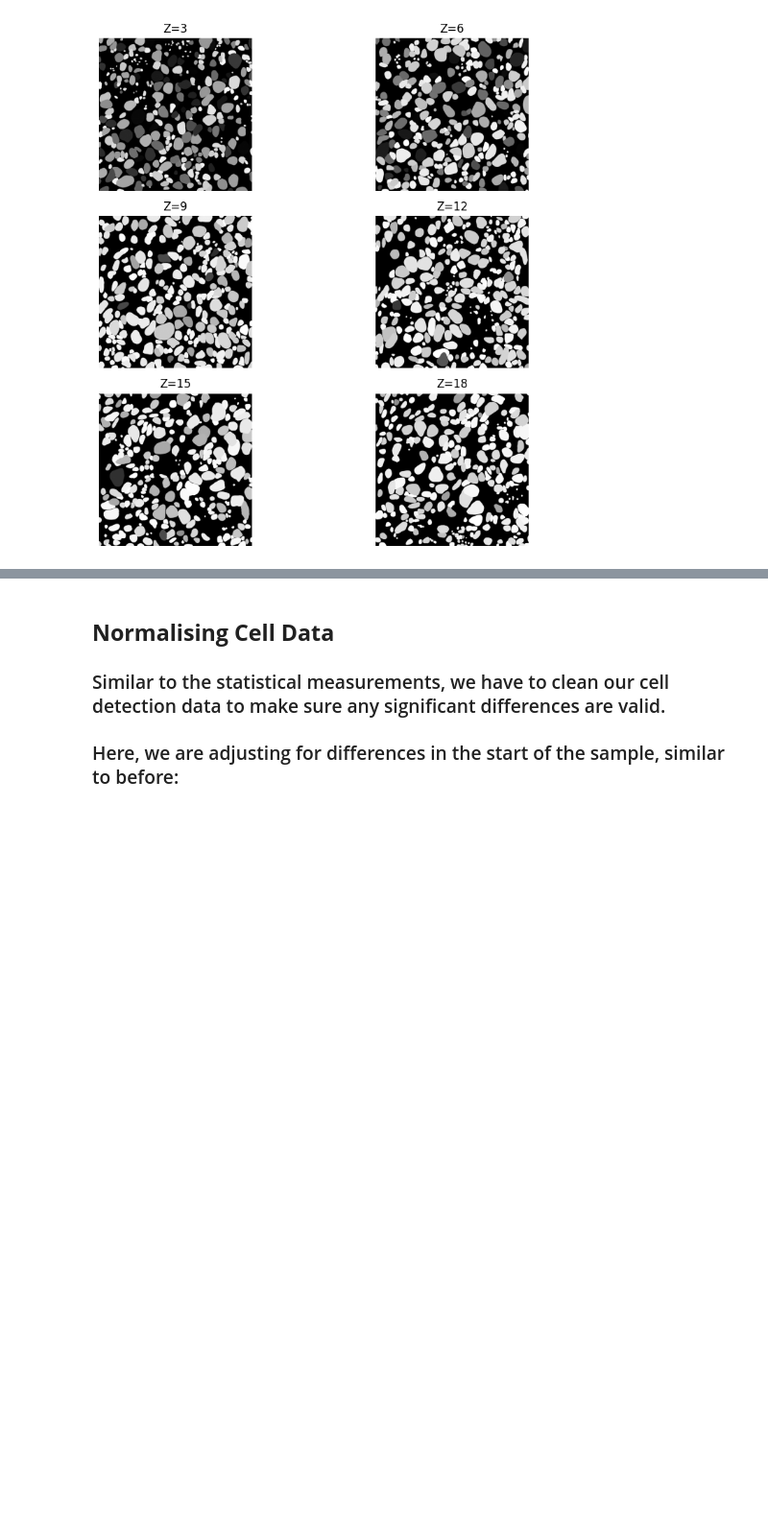
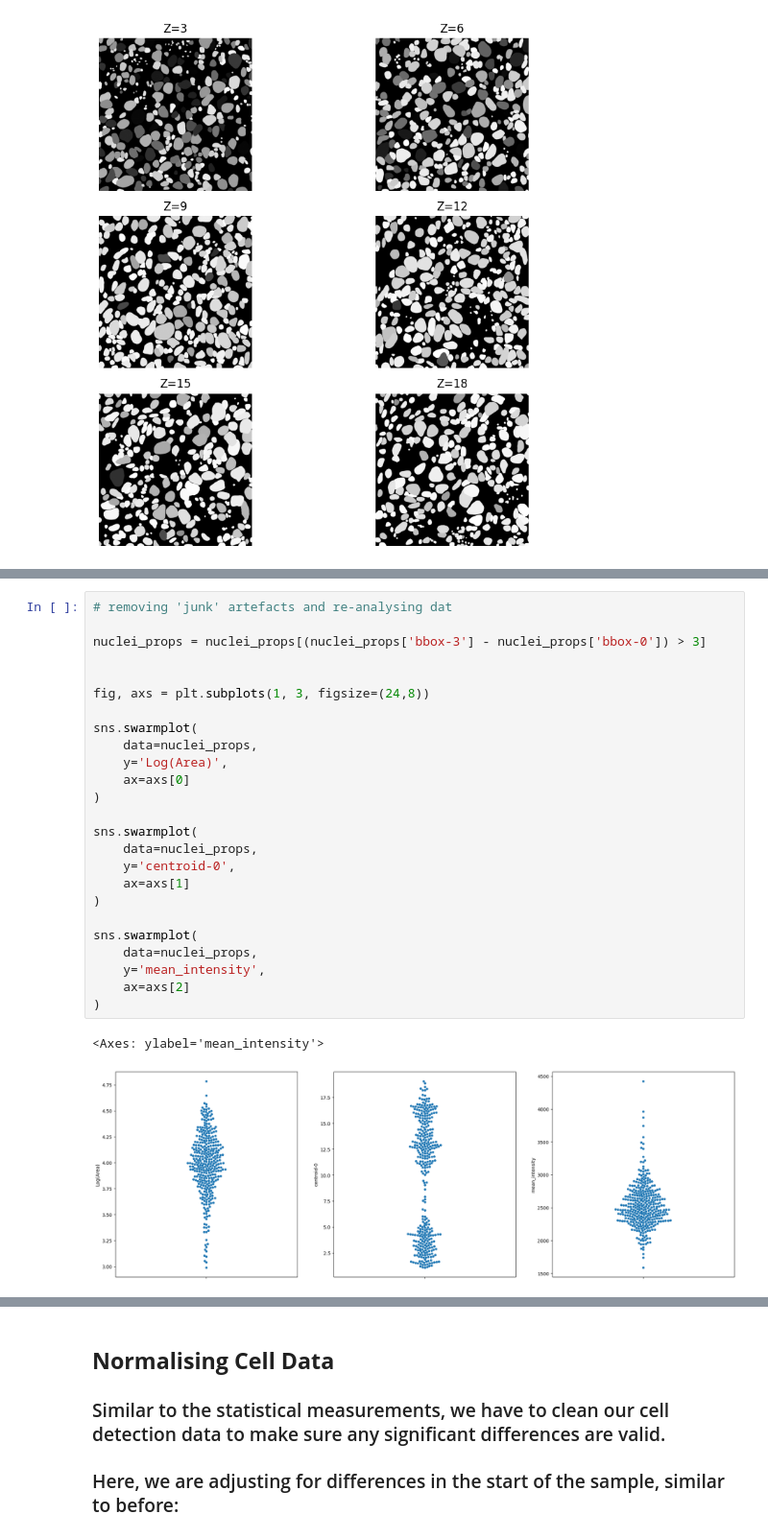
Before and after one commit to dbekat/clearing-efficacy, a Jupyter notebook: unified_analysis.ipynb, the cells around one changed output, grey strips where cells are left out. Shown at 96% size. Cells and saved outputs as stored; diff of their text form; blank space fills up the shorter version.

```diff
--- a/unified_analysis.ipynb
+++ b/unified_analysis.ipynb
@@ -429,0 +412,28 @@ nuclei_props.tail() # display results --> FIX THIS; still not working
+# %%
+# removing 'junk' artefacts and re-analysing dat
+
+nuclei_props = nuclei_props[(nuclei_props['bbox-3'] - nuclei_props['bbox-0']) > 3]
+
+
+fig, axs = plt.subplots(1, 3, figsize=(24,8))
+
+sns.swarmplot(
+    data=nuclei_props,
+    y='Log(Area)',
+    ax=axs[0]
+)
+
+sns.swarmplot(
+    data=nuclei_props,
+    y='centroid-0',
+    ax=axs[1]
+)
+
+sns.swarmplot(
+    data=nuclei_props,
+    y='mean_intensity',
+    ax=axs[2]
+)
+# %% [output]
+<Axes: ylabel='mean_intensity'>
+[figure, added]
```
Also changed, not shown: parts of 18 cells of this notebook.
